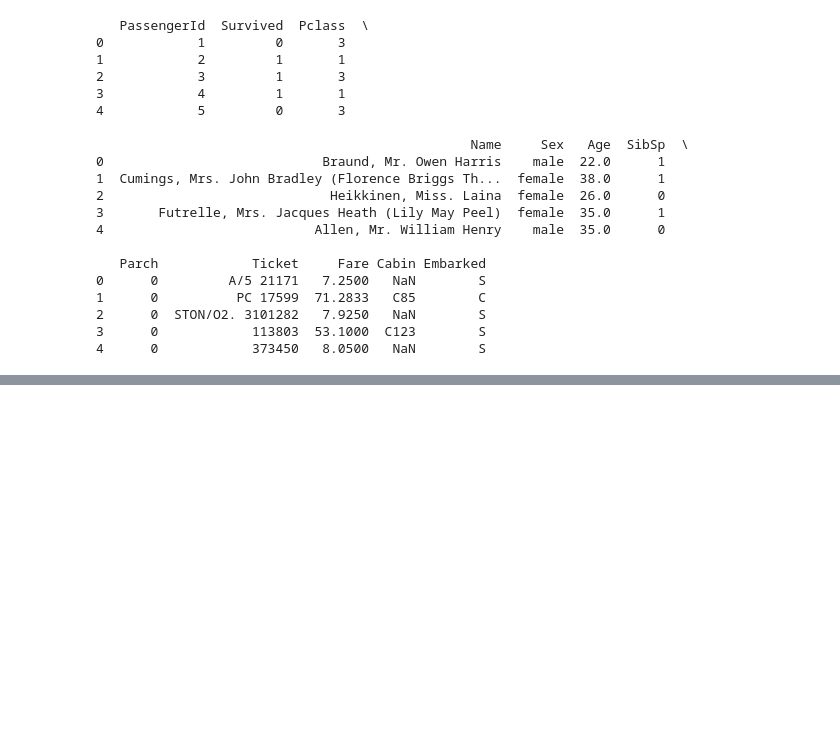
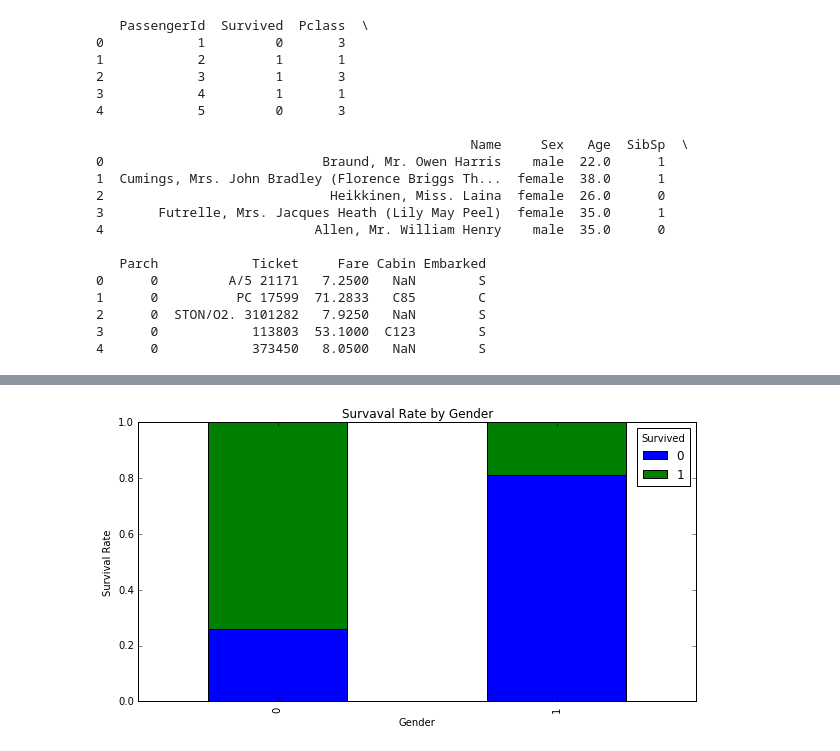
Before and after one commit to nitroctano/titanic, a Jupyter notebook: data_wrangling.ipynb, the cells around one changed output, grey strips where cells are left out. Drawn from its saved outputs; the diff is of its cells as text; code cells hidden in the pictures; blank space fills up the shorter version.

```diff
--- a/data_wrangling.ipynb
+++ b/data_wrangling.ipynb
@@ -37,0 +84,17 @@ print df_train.head()
+# %%
+#Plot survaval rate by genter
+sexes=sorted(df_train['Sex'].unique())
+genders_mapping=dict(zip(sexes,range(0,len(sexes)+1)))
+genders_mapping
+
+df_train['Sex_Val']=df_train['Sex'].map(genders_mapping).astype(int)
+df_train.head()
+
+sex_val_xt=pd.crosstab(df_train['Sex_Val'],df_train['Survived'])
+sex_val_xt_pct=sex_val_xt.div(sex_val_xt.sum(1).astype(float),axis=0)
+sex_val_xt_pct.plot(kind='bar',stacked=True,title='Survaval Rate by Gender')
+plt.xlabel("Gender")
+plt.ylabel("Survival Rate")
+plt.show()
+# %% [output]
+[figure, added]
```
Also changed, not shown: parts of 14 cells of this notebook.
